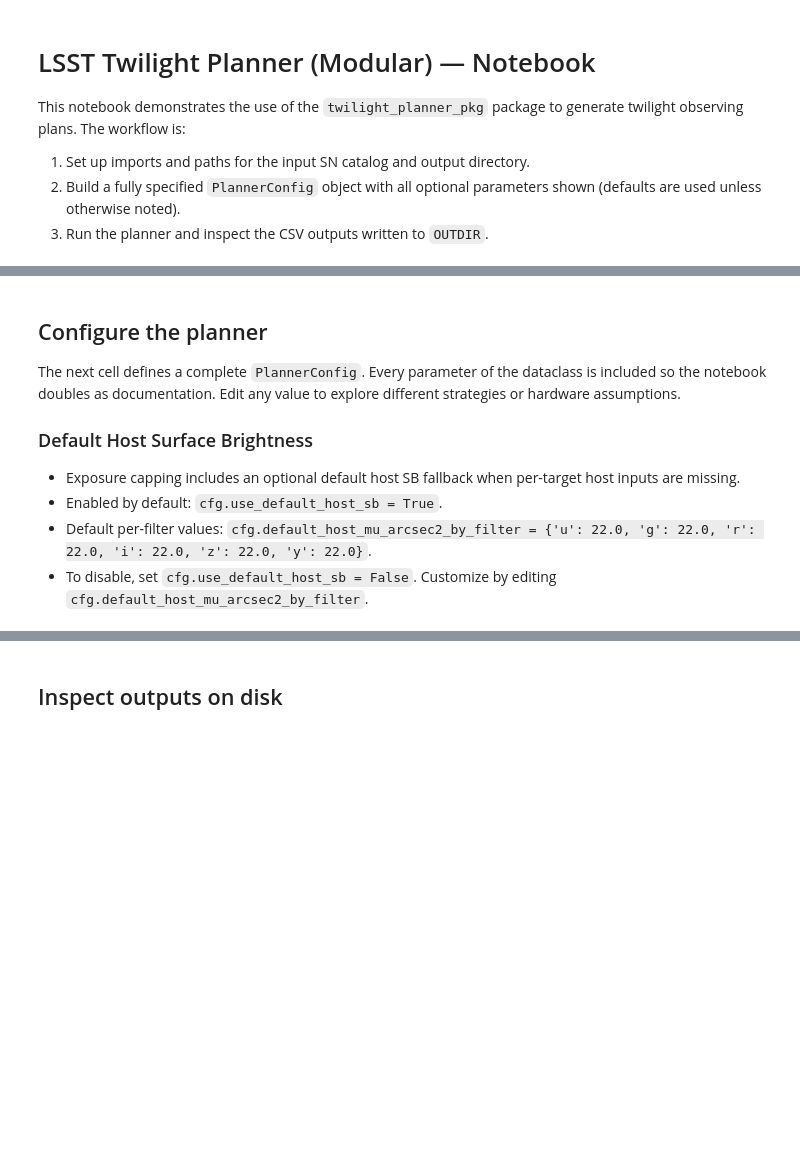
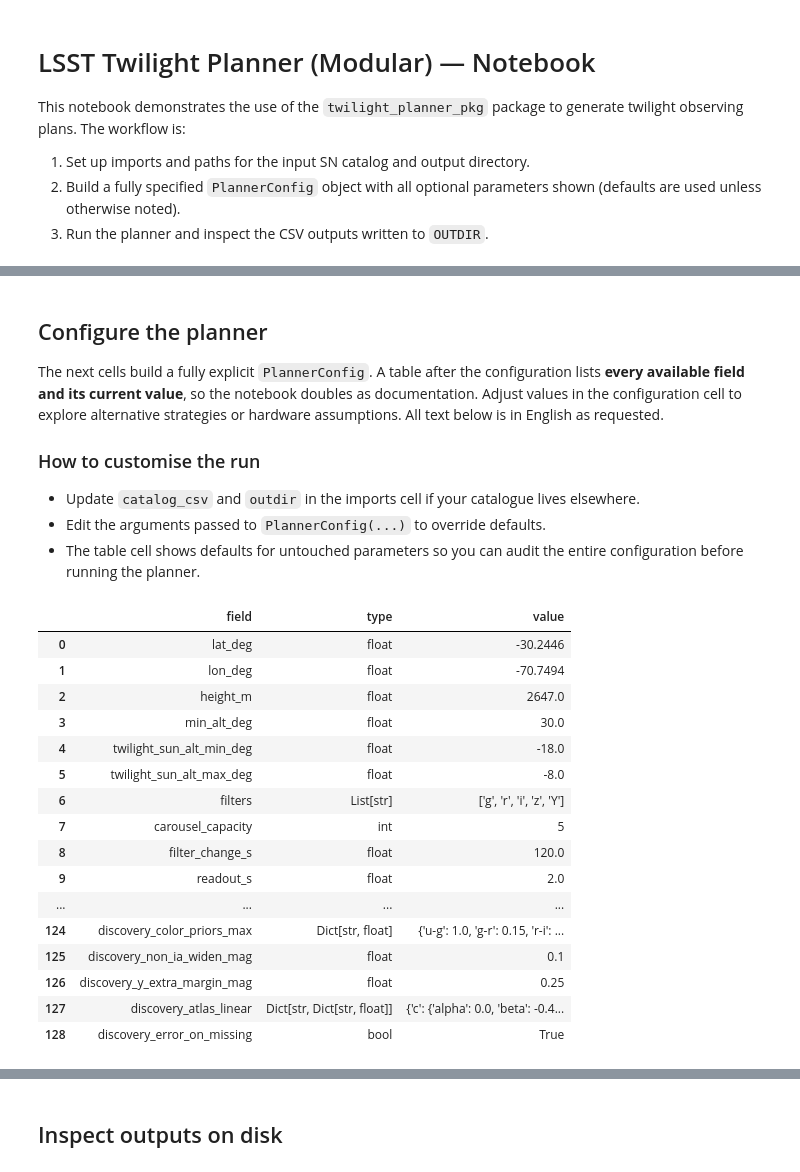
Before and after one commit to trivialTZ/Lsst-Twilight-SNe, a Jupyter notebook: notebook/TwilightPlanner_Modular_Notebook.ipynb, the cells around one changed output, grey strips where cells are left out. Cells and saved outputs as stored; diff of their text form; code cells hidden in the pictures; blank space fills up the shorter version.

```diff
--- a/notebook/TwilightPlanner_Modular_Notebook.ipynb
+++ b/notebook/TwilightPlanner_Modular_Notebook.ipynb
@@ -29,13 +41,15 @@ print("Output dir:", OUTDIR)
 # %% [markdown]
+
 ## Configure the planner
 
-The next cell defines a complete `PlannerConfig`. Every parameter of the
-dataclass is included so the notebook doubles as documentation. Edit any value
-to explore different strategies or hardware assumptions.
+The next cells build a fully explicit `PlannerConfig`. A table after the configuration
+lists **every available field and its current value**, so the notebook doubles as
+documentation. Adjust values in the configuration cell to explore alternative
+strategies or hardware assumptions. All text below is in English as requested.
 
-### Default Host Surface Brightness
-- Exposure capping includes an optional default host SB fallback when per-target host inputs are missing.
-- Enabled by default: `cfg.use_default_host_sb = True`.
-- Default per-filter values: `cfg.default_host_mu_arcsec2_by_filter = {'u': 22.0, 'g': 22.0, 'r': 22.0, 'i': 22.0, 'z': 22.0, 'y': 22.0}`.
-- To disable, set `cfg.use_default_host_sb = False`. Customize by editing `cfg.default_host_mu_arcsec2_by_filter`.
+### How to customise the run
+- Update `catalog_csv` and `outdir` in the imports cell if your catalogue lives elsewhere.
+- Edit the arguments passed to `PlannerConfig(...)` to override defaults.
+- The table cell shows defaults for untouched parameters so you can audit the
+  entire configuration before running the planner.
 # %%
@@ -109,0 +248,33 @@ AU.peak_mag_from_redshift = _peak_mag_cached
+# %%
+
+import dataclasses
+import pandas as pd
+
+pd.set_option('display.max_rows', None)
+pd.set_option('display.max_colwidth', None)
+
+config_rows = []
+for field in dataclasses.fields(PlannerConfig):
+    value = getattr(cfg, field.name)
+    config_rows.append({'field': field.name, 'type': str(field.type), 'value': repr(value)})
+
+cfg_overview = pd.DataFrame(config_rows)
+display(cfg_overview)
+# %% [output]
+|  | field | type | value |
+| 0 | lat_deg | float | -30.2446 |
+| 1 | lon_deg | float | -70.7494 |
+| 2 | height_m | float | 2647.0 |
+| 3 | min_alt_deg | float | 30.0 |
+| 4 | twilight_sun_alt_min_deg | float | -18.0 |
+| 5 | twilight_sun_alt_max_deg | float | -8.0 |
+| 6 | filters | List[str] | ['g', 'r', 'i', 'z', 'Y'] |
+| 7 | carousel_capacity | int | 5 |
+| 8 | filter_change_s | float | 120.0 |
+| 9 | readout_s | float | 2.0 |
+| ... | ... | ... | ... |
+| 124 | discovery_color_priors_max | Dict[str, float] | {'u-g': 1.0, 'g-r': 0.15, 'r-i': ... |
+| 125 | discovery_non_ia_widen_mag | float | 0.1 |
+| 126 | discovery_y_extra_margin_mag | float | 0.25 |
+| 127 | discovery_atlas_linear | Dict[str, Dict[str, float]] | {'c': {'alpha': 0.0, 'beta': -0.4... |
+| 128 | discovery_error_on_missing | bool | True |
```
Also changed, not shown: parts of 15 cells of this notebook, 1 other file.
